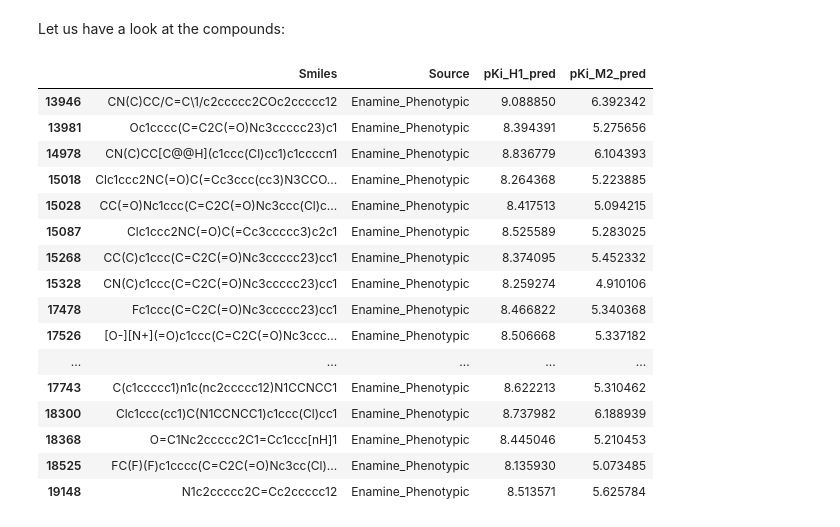
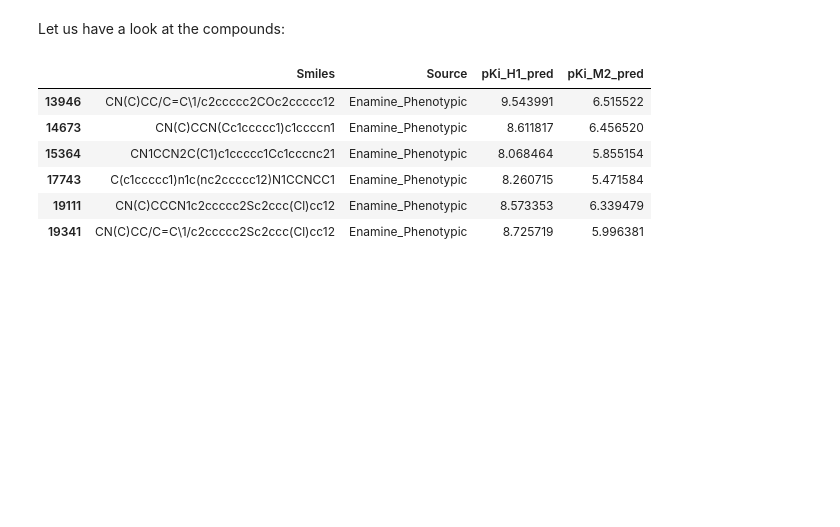
Before and after one commit to LBLQMM/MACAW, a Jupyter notebook: notebooks/N2_Histamine.ipynb, the cells around one changed output. Cells and saved outputs as stored; diff of their text form; code cells hidden in the pictures; blank space fills up the shorter version.

```diff
--- a/notebooks/N2_Histamine.ipynb
+++ b/notebooks/N2_Histamine.ipynb
@@ -77,6 +77,6 @@ Setting recommended combination: pattern + sokal
 # %%
 mcw = MACAW(type_fp='atompairs', metric='sokal', n_components=15)
-mcw.fit(smi_train)
+mcw.fit(smi_train, Y=y_train, random_state=42)
 # %%
 X_train = mcw.transform(smi_train)
 X_train.shape
@@ -246,31 +246,21 @@ plt.savefig("../results/H1_library_screening.png")
 # %% [markdown]
 Let us have a look at the compounds:
 # %%
-indx = np.where((Y1_lib_pred > 8)*(Y1_lib_pred > (Y2_lib_pred + 2.5)))[0]
+idx = np.where((Y1_lib_pred > 8.)*(Y1_lib_pred > (Y2_lib_pred + 2.)))[0]
 # %%
-lead_df = mylib.iloc[indx].copy()
-lead_df['pKi_H1_pred'] = Y1_lib_pred[indx]
-lead_df['pKi_M2_pred'] = Y2_lib_pred[indx]
+lead_df = mylib.iloc[idx].copy()
+lead_df['pKi_H1_pred'] = Y1_lib_pred[idx]
+lead_df['pKi_M2_pred'] = Y2_lib_pred[idx]
 
 lead_df
 # %% [output]
 |  | Smiles | Source | pKi_H1_pred | pKi_M2_pred |
-| 13946 | CN(C)CC/C=C\1/c2ccccc2COc2ccccc12 | Enamine_Phenotypic | 9.088850 | 6.392342 |
-| 13981 | Oc1cccc(C=C2C(=O)Nc3ccccc23)c1 | Enamine_Phenotypic | 8.394391 | 5.275656 |
-| 14978 | CN(C)CC[C@@H](c1ccc(Cl)cc1)c1ccccn1 | Enamine_Phenotypic | 8.836779 | 6.104393 |
-| 15018 | Clc1ccc2NC(=O)C(=Cc3ccc(cc3)N3CCO... | Enamine_Phenotypic | 8.264368 | 5.223885 |
-| 15028 | CC(=O)Nc1ccc(C=C2C(=O)Nc3ccc(Cl)c... | Enamine_Phenotypic | 8.417513 | 5.094215 |
-| 15087 | Clc1ccc2NC(=O)C(=Cc3ccccc3)c2c1 | Enamine_Phenotypic | 8.525589 | 5.283025 |
-| 15268 | CC(C)c1ccc(C=C2C(=O)Nc3ccccc23)cc1 | Enamine_Phenotypic | 8.374095 | 5.452332 |
-| 15328 | CN(C)c1ccc(C=C2C(=O)Nc3ccccc23)cc1 | Enamine_Phenotypic | 8.259274 | 4.910106 |
-| 17478 | Fc1ccc(C=C2C(=O)Nc3ccccc23)cc1 | Enamine_Phenotypic | 8.466822 | 5.340368 |
-| 17526 | [O-][N+](=O)c1ccc(C=C2C(=O)Nc3ccc... | Enamine_Phenotypic | 8.506668 | 5.337182 |
-| ... | ... | ... | ... | ... |
-| 17743 | C(c1ccccc1)n1c(nc2ccccc12)N1CCNCC1 | Enamine_Phenotypic | 8.622213 | 5.310462 |
-| 18300 | Clc1ccc(cc1)C(N1CCNCC1)c1ccc(Cl)cc1 | Enamine_Phenotypic | 8.737982 | 6.188939 |
-| 18368 | O=C1Nc2ccccc2C1=Cc1ccc[nH]1 | Enamine_Phenotypic | 8.445046 | 5.210453 |
-| 18525 | FC(F)(F)c1cccc(C=C2C(=O)Nc3cc(Cl)... | Enamine_Phenotypic | 8.135930 | 5.073485 |
-| 19148 | N1c2ccccc2C=Cc2ccccc12 | Enamine_Phenotypic | 8.513571 | 5.625784 |
+| 13946 | CN(C)CC/C=C\1/c2ccccc2COc2ccccc12 | Enamine_Phenotypic | 9.543991 | 6.515522 |
+| 14673 | CN(C)CCN(Cc1ccccc1)c1ccccn1 | Enamine_Phenotypic | 8.611817 | 6.456520 |
+| 15364 | CN1CCN2C(C1)c1ccccc1Cc1cccnc21 | Enamine_Phenotypic | 8.068464 | 5.855154 |
+| 17743 | C(c1ccccc1)n1c(nc2ccccc12)N1CCNCC1 | Enamine_Phenotypic | 8.260715 | 5.471584 |
+| 19111 | CN(C)CCCN1c2ccccc2Sc2ccc(Cl)cc12 | Enamine_Phenotypic | 8.573353 | 6.339479 |
+| 19341 | CN(C)CC/C=C\1/c2ccccc2Sc2ccc(Cl)cc12 | Enamine_Phenotypic | 8.725719 | 5.996381 |
 # %%
 molecules = [Chem.MolFromSmiles(smi) for smi in lead_df.Smiles[:50]]
 
```
Also changed, not shown: parts of 8 cells of this notebook, 22 other files.
